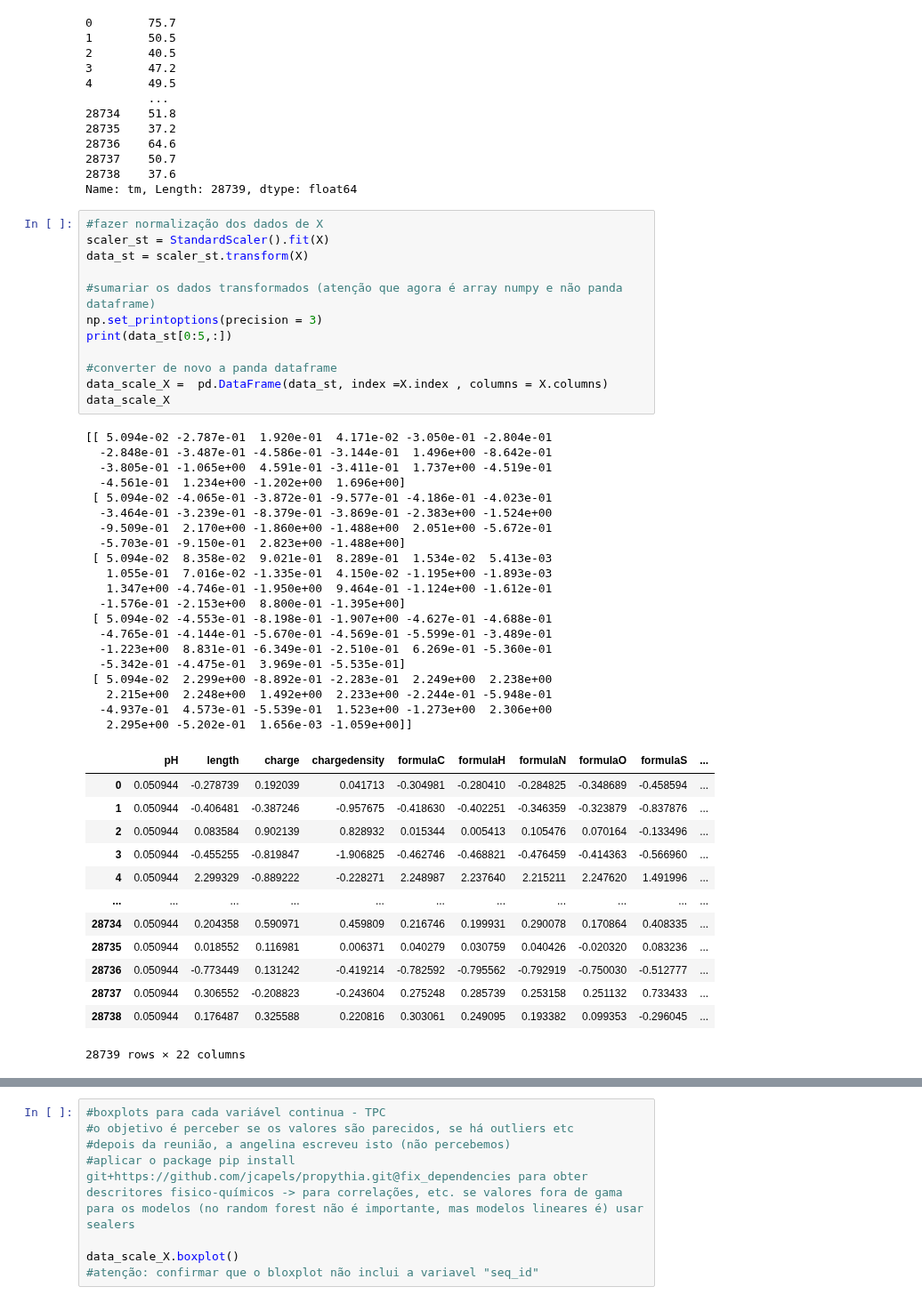
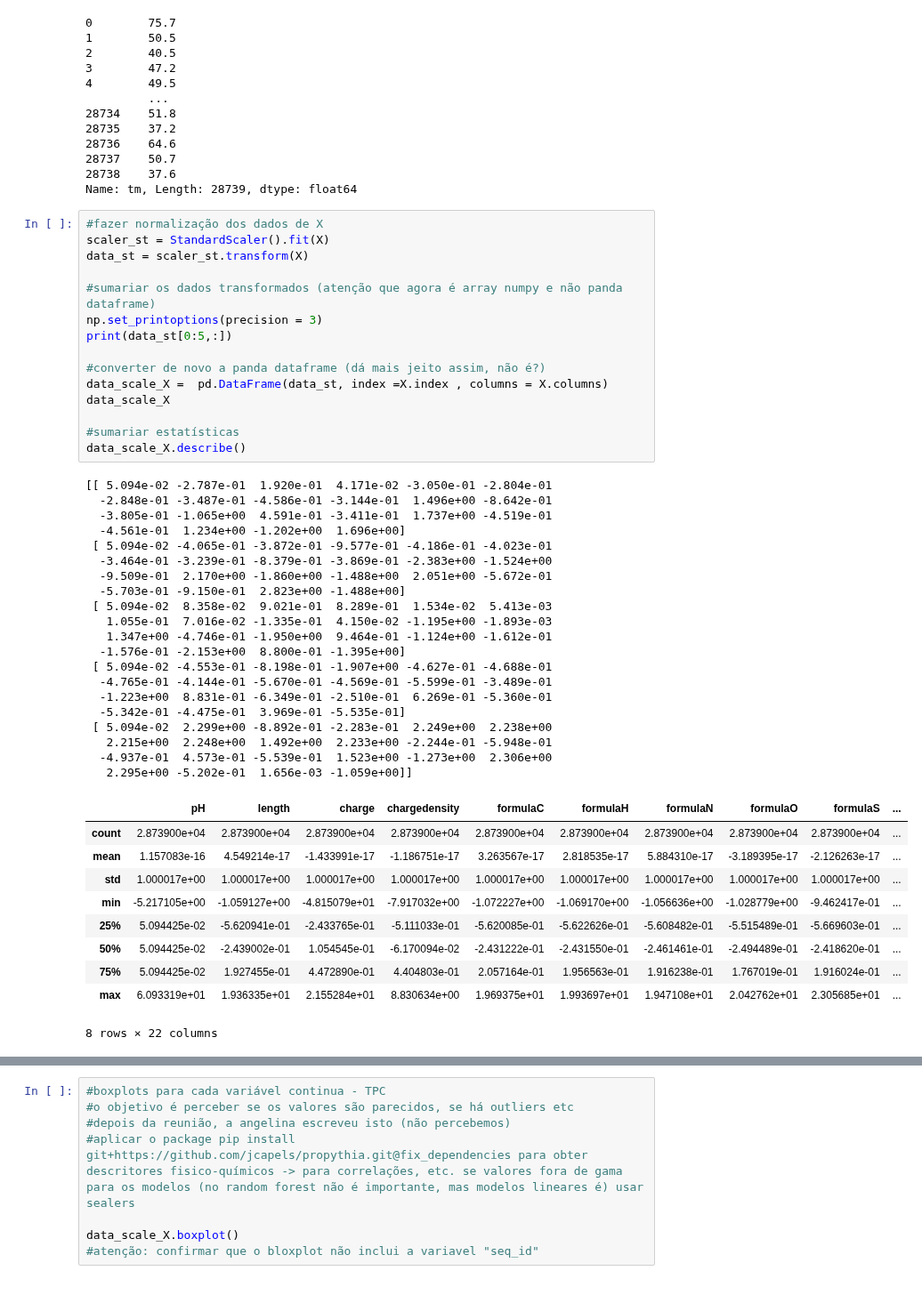
Before and after one commit to Sonia42882/SIB_v1, a Jupyter notebook: kag/Notebook1.ipynb, the cells around one changed output, grey strips where cells are left out. Shown at 89% size. Saved outputs shown, nothing was run; the diff lists cells and outputs as text.

```diff
--- a/kag/Notebook1.ipynb
+++ b/kag/Notebook1.ipynb
@@ -232,46 +230,46 @@ scaler_st = StandardScaler().fit(X)
 data_st = scaler_st.transform(X)
 
 #sumariar os dados transformados (atenção que agora é array numpy e não panda dataframe)
 np.set_printoptions(precision = 3)
 print(data_st[0:5,:])
 
-#converter de novo a panda dataframe
+#converter de novo a panda dataframe (dá mais jeito assim, não é?)
 data_scale_X =  pd.DataFrame(data_st, index =X.index , columns = X.columns)
 data_scale_X
+
+#sumariar estatísticas
+data_scale_X.describe()
 # %% [output]
 [[ 5.094e-02 -2.787e-01  1.920e-01  4.171e-02 -3.050e-01 -2.804e-01
   -2.848e-01 -3.487e-01 -4.586e-01 -3.144e-01  1.496e+00 -8.642e-01
   -3.805e-01 -1.065e+00  4.591e-01 -3.411e-01  1.737e+00 -4.519e-01
   -4.561e-01  1.234e+00 -1.202e+00  1.696e+00]
  [ 5.094e-02 -4.065e-01 -3.872e-01 -9.577e-01 -4.186e-01 -4.023e-01
   -3.464e-01 -3.239e-01 -8.379e-01 -3.869e-01 -2.383e+00 -1.524e+00
   -9.509e-01  2.170e+00 -1.860e+00 -1.488e+00  2.051e+00 -5.672e-01
   -5.703e-01 -9.150e-01  2.823e+00 -1.488e+00]
  [ 5.094e-02  8.358e-02  9.021e-01  8.289e-01  1.534e-02  5.413e-03
    1.055e-01  7.016e-02 -1.335e-01  4.150e-02 -1.195e+00 -1.893e-03
    1.347e+00 -4.746e-01 -1.950e+00  9.464e-01 -1.124e+00 -1.612e-01
   -1.576e-01 -2.153e+00  8.800e-01 -1.395e+00]
  [ 5.094e-02 -4.553e-01 -8.198e-01 -1.907e+00 -4.627e-01 -4.688e-01
   -4.765e-01 -4.144e-01 -5.670e-01 -4.569e-01 -5.599e-01 -3.489e-01
   -1.223e+00  8.831e-01 -6.349e-01 -2.510e-01  6.269e-01 -5.360e-01
   -5.342e-01 -4.475e-01  3.969e-01 -5.535e-01]
  [ 5.094e-02  2.299e+00 -8.892e-01 -2.283e-01  2.249e+00  2.238e+00
    2.215e+00  2.248e+00  1.492e+00  2.233e+00 -2.244e-01 -5.948e-01
   -4.937e-01  4.573e-01 -5.539e-01  1.523e+00 -1.273e+00  2.306e+00
    2.295e+00 -5.202e-01  1.656e-03 -1.059e+00]]
 |  | pH | length | charge | chargedensity | formulaC | formulaH | formulaN | formulaO | formulaS | ... |
-| 0 | 0.050944 | -0.278739 | 0.192039 | 0.041713 | -0.304981 | -0.280410 | -0.284825 | -0.348689 | -0.458594 | ... |
-| 1 | 0.050944 | -0.406481 | -0.387246 | -0.957675 | -0.418630 | -0.402251 | -0.346359 | -0.323879 | -0.837876 | ... |
-| 2 | 0.050944 | 0.083584 | 0.902139 | 0.828932 | 0.015344 | 0.005413 | 0.105476 | 0.070164 | -0.133496 | ... |
-| 3 | 0.050944 | -0.455255 | -0.819847 | -1.906825 | -0.462746 | -0.468821 | -0.476459 | -0.414363 | -0.566960 | ... |
-| 4 | 0.050944 | 2.299329 | -0.889222 | -0.228271 | 2.248987 | 2.237640 | 2.215211 | 2.247620 | 1.491996 | ... |
-| ... | ... | ... | ... | ... | ... | ... | ... | ... | ... | ... |
-| 28734 | 0.050944 | 0.204358 | 0.590971 | 0.459809 | 0.216746 | 0.199931 | 0.290078 | 0.170864 | 0.408335 | ... |
-| 28735 | 0.050944 | 0.018552 | 0.116981 | 0.006371 | 0.040279 | 0.030759 | 0.040426 | -0.020320 | 0.083236 | ... |
-| 28736 | 0.050944 | -0.773449 | 0.131242 | -0.419214 | -0.782592 | -0.795562 | -0.792919 | -0.750030 | -0.512777 | ... |
-| 28737 | 0.050944 | 0.306552 | -0.208823 | -0.243604 | 0.275248 | 0.285739 | 0.253158 | 0.251132 | 0.733433 | ... |
-| 28738 | 0.050944 | 0.176487 | 0.325588 | 0.220816 | 0.303061 | 0.249095 | 0.193382 | 0.099353 | -0.296045 | ... |
+| count | 2.873900e+04 | 2.873900e+04 | 2.873900e+04 | 2.873900e+04 | 2.873900e+04 | 2.873900e+04 | 2.873900e+04 | 2.873900e+04 | 2.873900e+04 | ... |
+| mean | 1.157083e-16 | 4.549214e-17 | -1.433991e-17 | -1.186751e-17 | 3.263567e-17 | 2.818535e-17 | 5.884310e-17 | -3.189395e-17 | -2.126263e-17 | ... |
+| std | 1.000017e+00 | 1.000017e+00 | 1.000017e+00 | 1.000017e+00 | 1.000017e+00 | 1.000017e+00 | 1.000017e+00 | 1.000017e+00 | 1.000017e+00 | ... |
+| min | -5.217105e+00 | -1.059127e+00 | -4.815079e+01 | -7.917032e+00 | -1.072227e+00 | -1.069170e+00 | -1.056636e+00 | -1.028779e+00 | -9.462417e-01 | ... |
+| 25% | 5.094425e-02 | -5.620941e-01 | -2.433765e-01 | -5.111033e-01 | -5.620085e-01 | -5.622626e-01 | -5.608482e-01 | -5.515489e-01 | -5.669603e-01 | ... |
+| 50% | 5.094425e-02 | -2.439002e-01 | 1.054545e-01 | -6.170094e-02 | -2.431222e-01 | -2.431550e-01 | -2.461461e-01 | -2.494489e-01 | -2.418620e-01 | ... |
+| 75% | 5.094425e-02 | 1.927455e-01 | 4.472890e-01 | 4.404803e-01 | 2.057164e-01 | 1.956563e-01 | 1.916238e-01 | 1.767019e-01 | 1.916024e-01 | ... |
+| max | 6.093319e+01 | 1.936335e+01 | 2.155284e+01 | 8.830634e+00 | 1.969375e+01 | 1.993697e+01 | 1.947108e+01 | 2.042762e+01 | 2.305685e+01 | ... |
-28739 rows × 22 columns
+8 rows × 22 columns
 # %%
 #será mesmo preciso esta linha de codigo que está sempre nos exercicios dos profs? já normalizamos antes supostamente
 #ou será melhor fazer apenas este preprocessamente sem a normalização da célula de código anterior?
```
Also changed, not shown: parts of 5 cells of this notebook, 1 other file.
